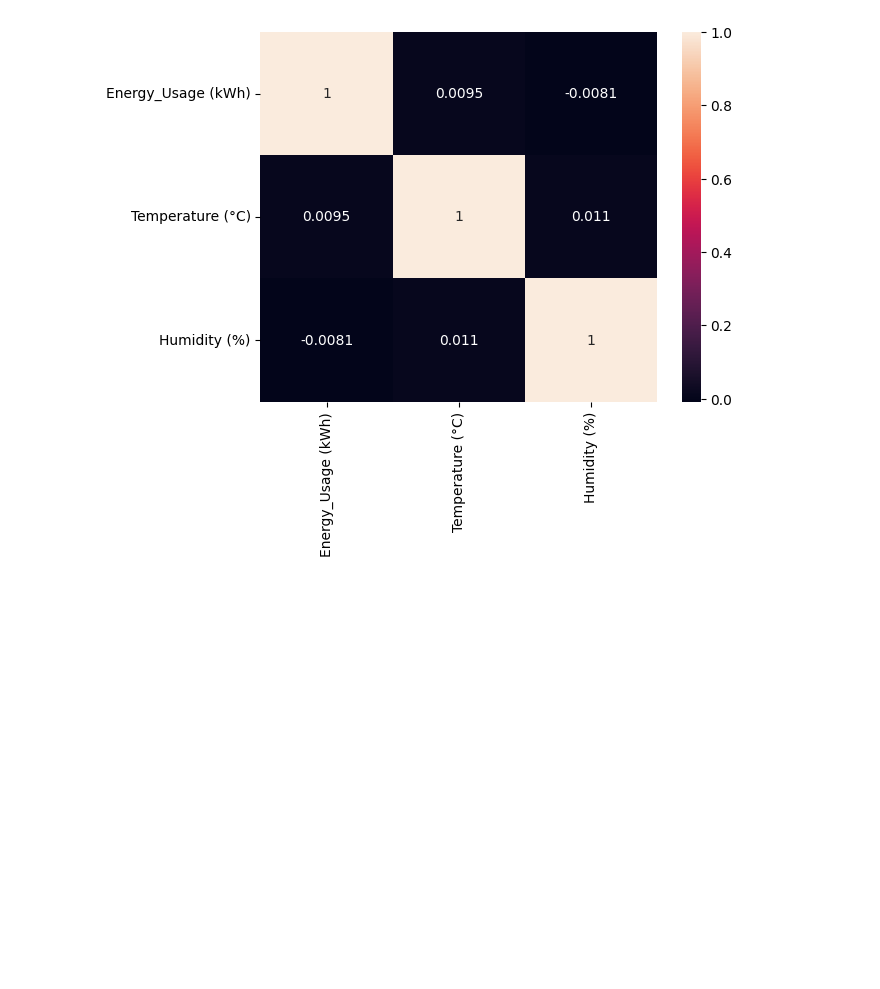
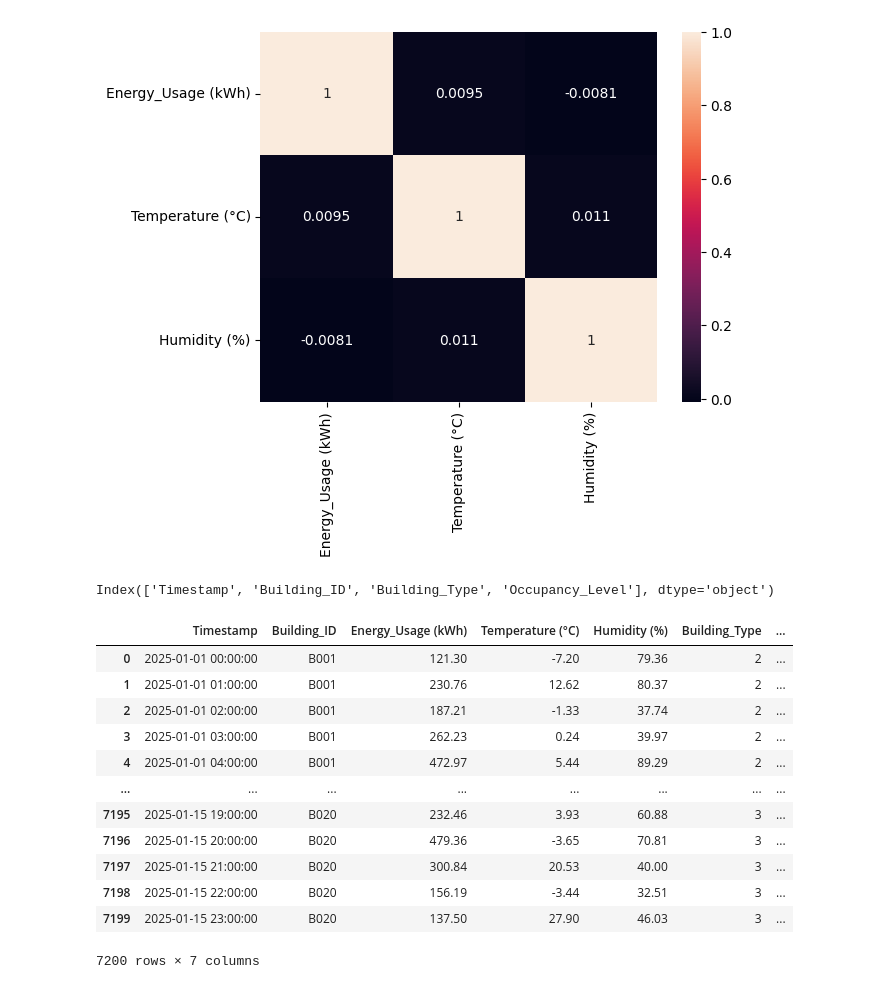
Before and after one commit to Sakib-Yousuf/Enter-week-1, a Jupyter notebook: notebook/preprocssing.ipynb, the cells around one changed output. Cells and saved outputs as stored; diff of their text form; code cells hidden in the pictures; blank space fills up the shorter version.

```diff
--- a/notebook/preprocssing.ipynb
+++ b/notebook/preprocssing.ipynb
@@ -121,6 +141,25 @@ sns.heatmap(s,annot=True)
 <Axes: >
 [figure]
 # %%
-impute=KNNImputer()
-for i in df.select_dtypes(include="number").columns:
-  df[i]=impute.fit_transform(df[[i]])
+df.select_dtypes(include=object).columns
+# %% [output]
+Index(['Timestamp', 'Building_ID', 'Building_Type', 'Occupancy_Level'], dtype='object')
+# %%
+# Apply Label Encoding on 'Building_Type' column to convert categories into numerical codes
+le=LabelEncoder()
+df['Building_Type']=le.fit_transform(df[['Building_Type']])
+df
+# %% [output]
+|  | Timestamp | Building_ID | Energy_Usage (kWh) | Temperature (°C) | Humidity (%) | Building_Type | ... |
+| 0 | 2025-01-01 00:00:00 | B001 | 121.30 | -7.20 | 79.36 | 2 | ... |
+| 1 | 2025-01-01 01:00:00 | B001 | 230.76 | 12.62 | 80.37 | 2 | ... |
+| 2 | 2025-01-01 02:00:00 | B001 | 187.21 | -1.33 | 37.74 | 2 | ... |
+| 3 | 2025-01-01 03:00:00 | B001 | 262.23 | 0.24 | 39.97 | 2 | ... |
+| 4 | 2025-01-01 04:00:00 | B001 | 472.97 | 5.44 | 89.29 | 2 | ... |
+| ... | ... | ... | ... | ... | ... | ... | ... |
+| 7195 | 2025-01-15 19:00:00 | B020 | 232.46 | 3.93 | 60.88 | 3 | ... |
+| 7196 | 2025-01-15 20:00:00 | B020 | 479.36 | -3.65 | 70.81 | 3 | ... |
+| 7197 | 2025-01-15 21:00:00 | B020 | 300.84 | 20.53 | 40.00 | 3 | ... |
+| 7198 | 2025-01-15 22:00:00 | B020 | 156.19 | -3.44 | 32.51 | 3 | ... |
+| 7199 | 2025-01-15 23:00:00 | B020 | 137.50 | 27.90 | 46.03 | 3 | ... |
+7200 rows × 7 columns
```
Also changed, not shown: parts of 14 cells of this notebook, 2 other files.
